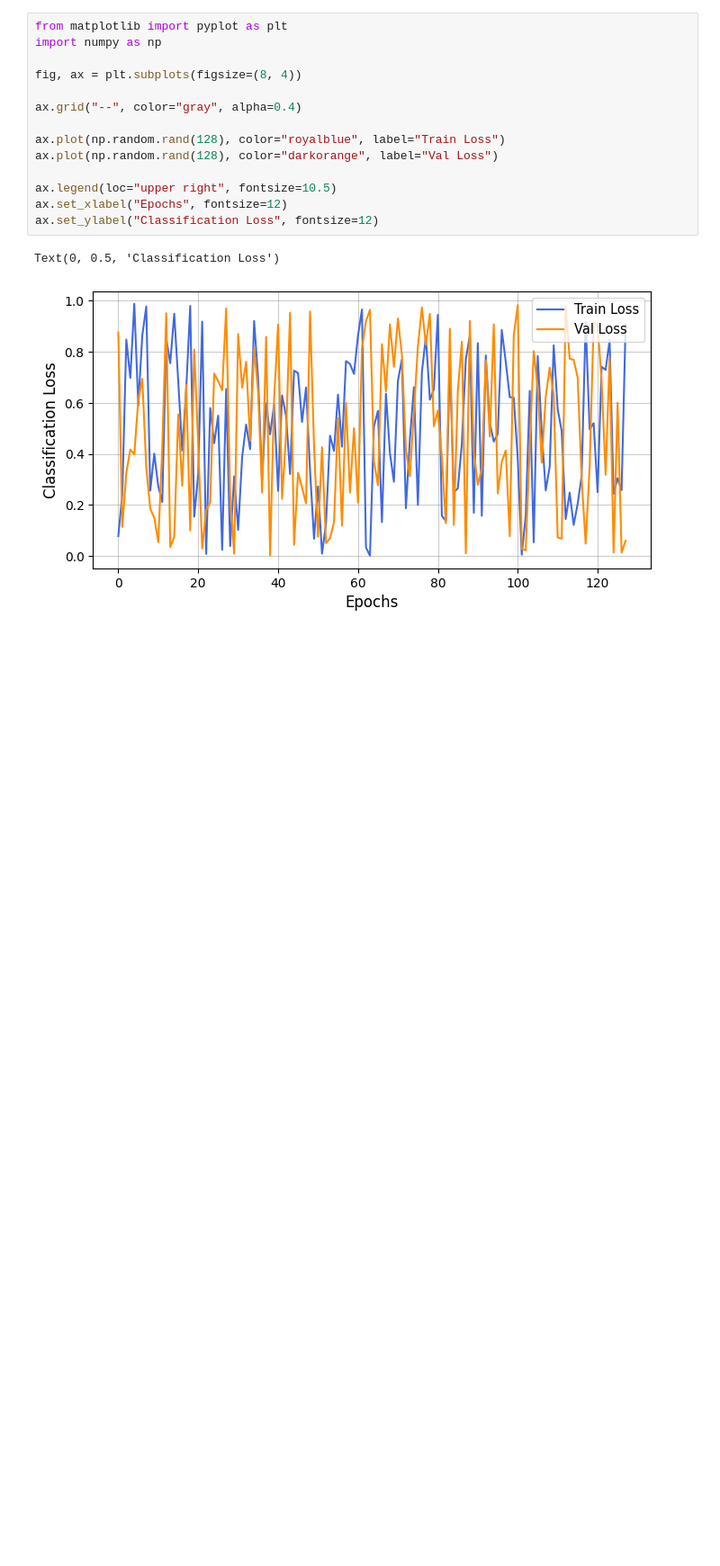
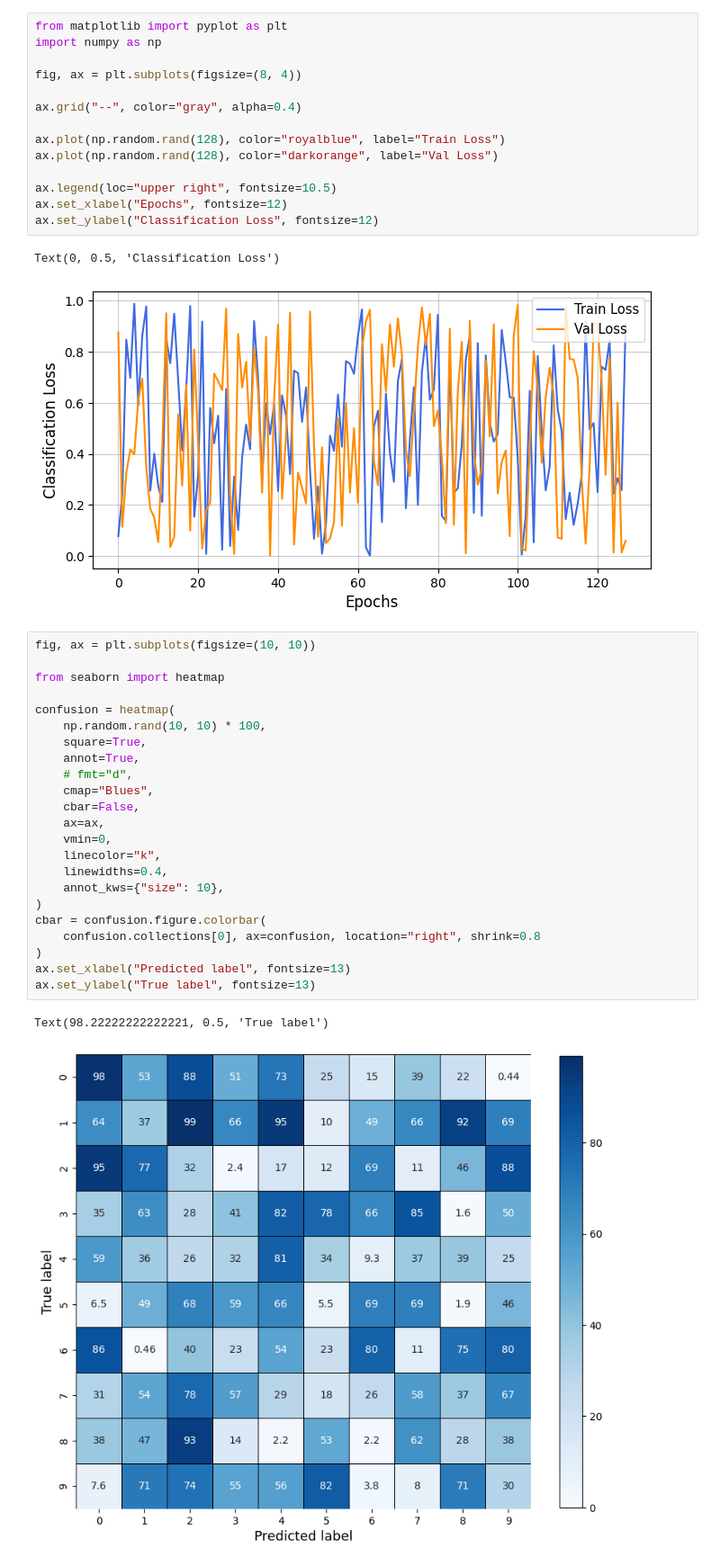
Before and after one commit to Vortex-AI-Group/Modulation-Classification-Library, a Jupyter notebook: download_datasets.ipynb, the cells around one changed output. Shown at 90% size. Cells and saved outputs as stored; diff of their text form; blank space fills up the shorter version.

```diff
--- a/download_datasets.ipynb
+++ b/download_datasets.ipynb
@@ -36,3 +36,29 @@ ax.set_ylabel("Classification Loss", fontsize=12)
 # %% [output]
 Text(0, 0.5, 'Classification Loss')
 [figure]
+# %%
+fig, ax = plt.subplots(figsize=(10, 10))
+
+from seaborn import heatmap
+
+confusion = heatmap(
+    np.random.rand(10, 10) * 100,
+    square=True,
+    annot=True,
+    # fmt="d",
+    cmap="Blues",
+    cbar=False,
+    ax=ax,
+    vmin=0,
+    linecolor="k",
+    linewidths=0.4,
+    annot_kws={"size": 10},
+)
+cbar = confusion.figure.colorbar(
+    confusion.collections[0], ax=confusion, location="right", shrink=0.8
+)
+ax.set_xlabel("Predicted label", fontsize=13)
+ax.set_ylabel("True label", fontsize=13)
+# %% [output]
+Text(98.22222222222221, 0.5, 'True label')
+[figure, added]
```
Also changed, not shown: 2 other files.
